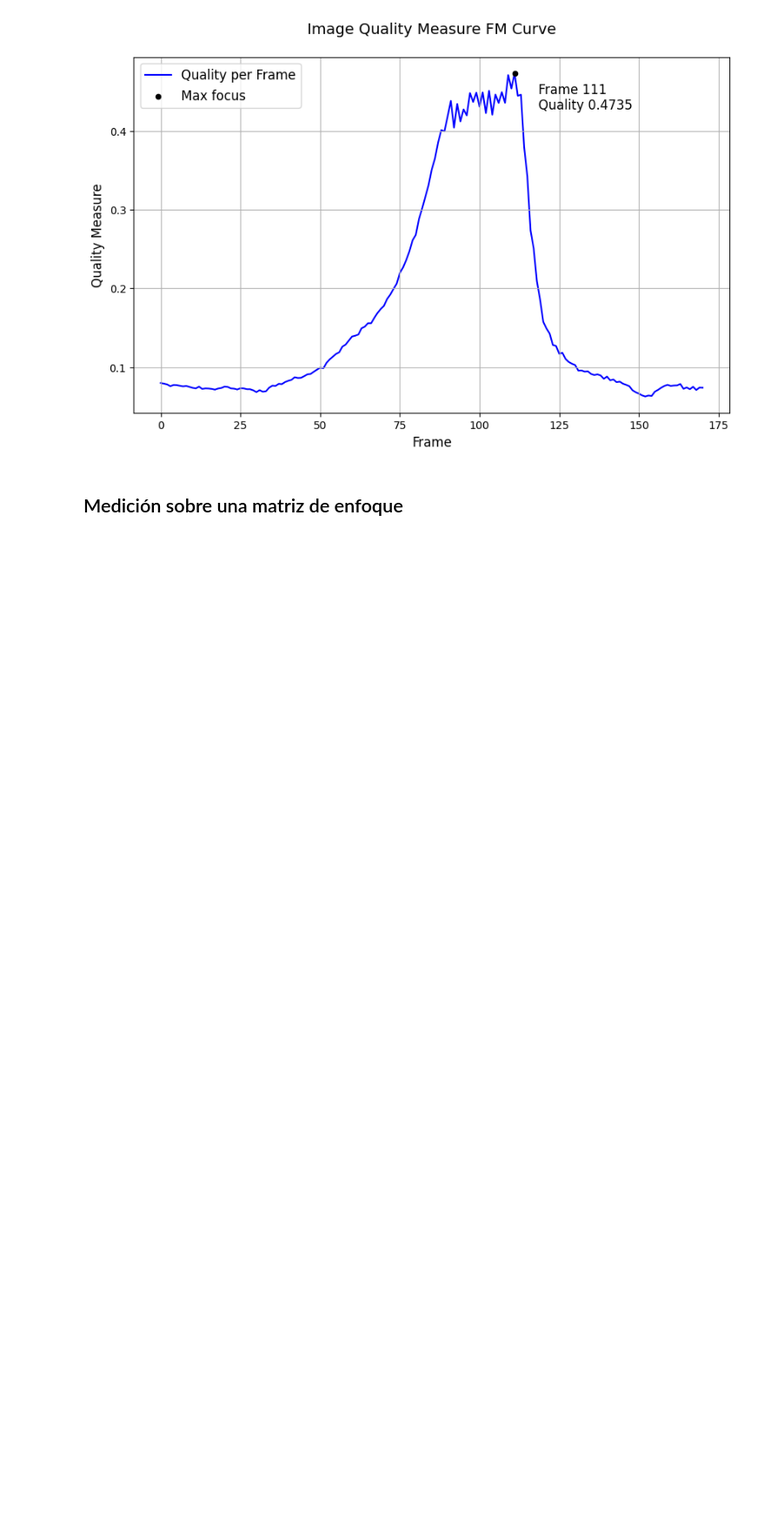
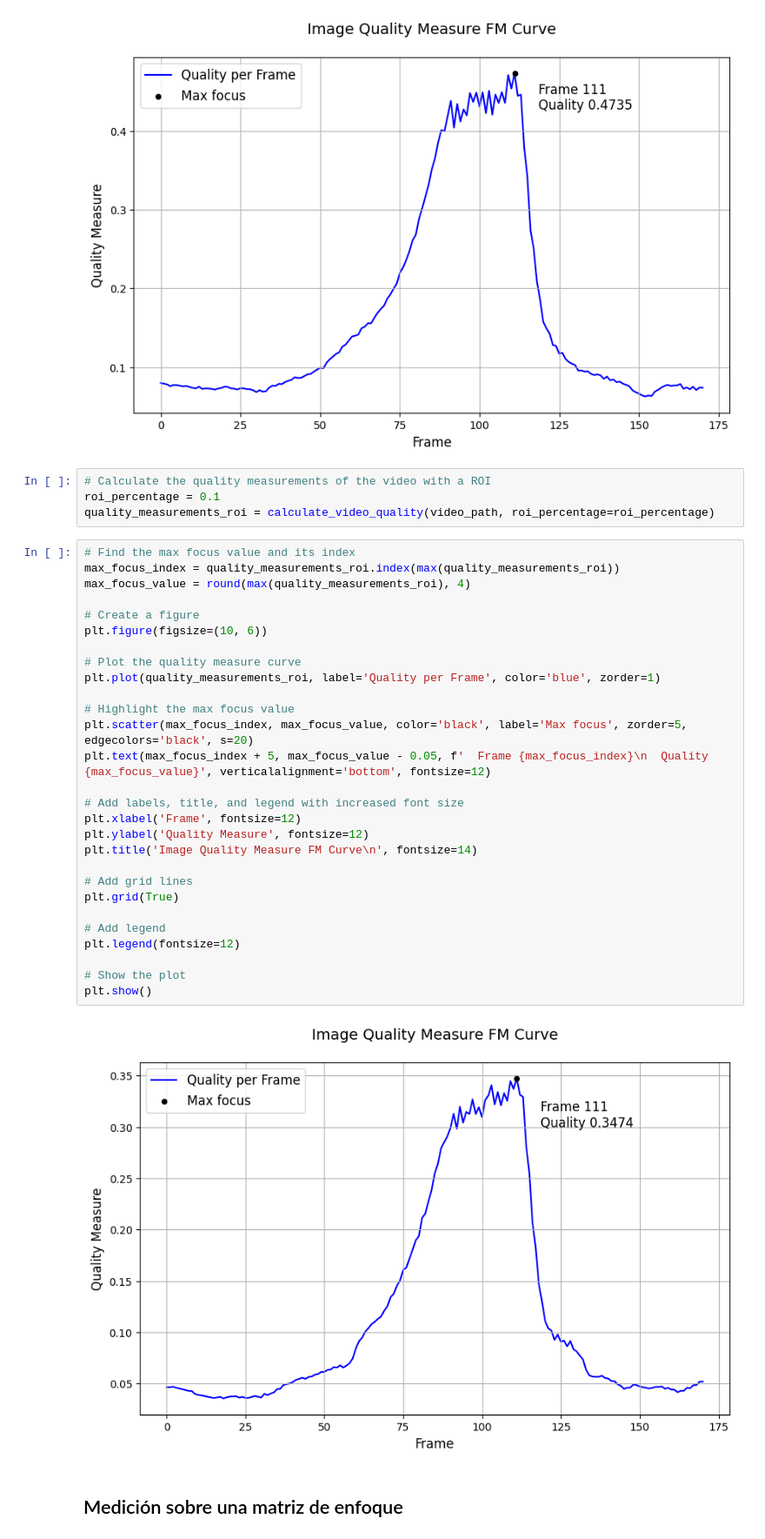
Before and after one commit to ChristianConchari/tp2_vpc1, a Jupyter notebook: solution_notebook.ipynb, the cells around one changed output. Shown at 87% size. Saved outputs shown, nothing was run; the diff lists cells and outputs as text; blank space fills up the shorter version.

Commit message:
feat: Add video quality calculation with grid

```diff
--- a/solution_notebook.ipynb
+++ b/solution_notebook.ipynb
@@ -90,5 +90,39 @@ plt.legend(fontsize=12)
 plt.show()
 # %% [output]
 [figure]
+# %%
+# Calculate the quality measurements of the video with a ROI
+roi_percentage = 0.1
+quality_measurements_roi = calculate_video_quality(video_path, roi_percentage=roi_percentage)
+# %%
+# Find the max focus value and its index
+max_focus_index = quality_measurements_roi.index(max(quality_measurements_roi))
+max_focus_value = round(max(quality_measurements_roi), 4)
+
+# Create a figure
+plt.figure(figsize=(10, 6))
+
+# Plot the quality measure curve
+plt.plot(quality_measurements_roi, label='Quality per Frame', color='blue', zorder=1)
+
+# Highlight the max focus value
+plt.scatter(max_focus_index, max_focus_value, color='black', label='Max focus', zorder=5, edgecolors='black', s=20)
+plt.text(max_focus_index + 5, max_focus_value - 0.05, f'  Frame {max_focus_index}\n  Quality {max_focus_value}', verticalalignment='bottom', fontsize=12)
+
+# Add labels, title, and legend with increased font size
+plt.xlabel('Frame', fontsize=12)
+plt.ylabel('Quality Measure', fontsize=12)
+plt.title('Image Quality Measure FM Curve\n', fontsize=14)
+
+# Add grid lines
+plt.grid(True)
+
+# Add legend
+plt.legend(fontsize=12)
+
+# Show the plot
+plt.show()
+# %% [output]
+[figure, added]
 # %% [markdown]
 ## Medición sobre una matriz de enfoque
```
Also changed, not shown: parts of 5 cells of this notebook.
